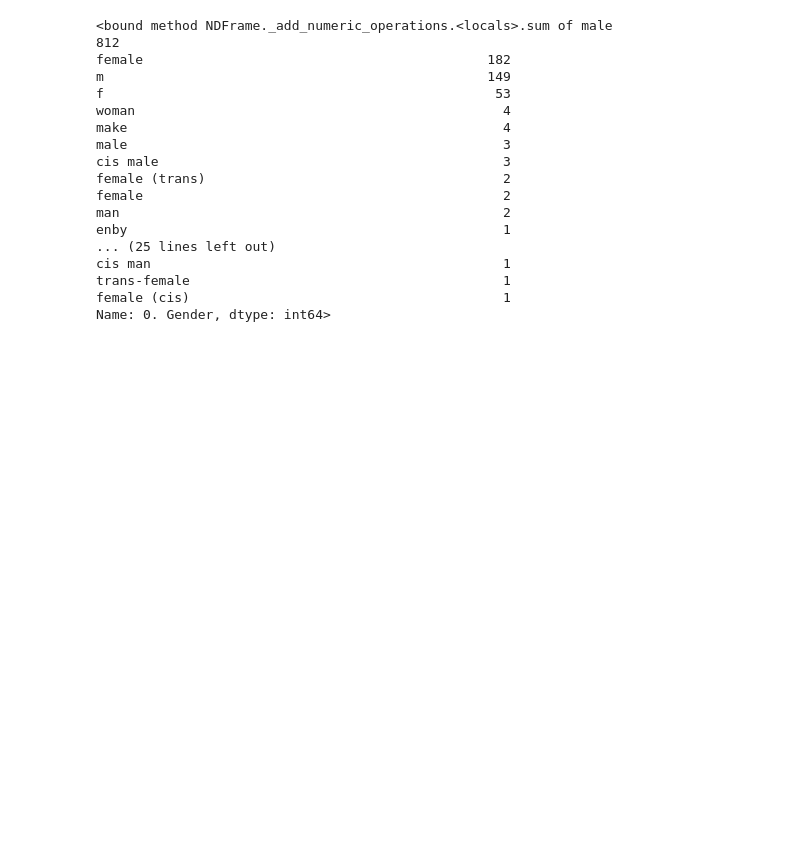
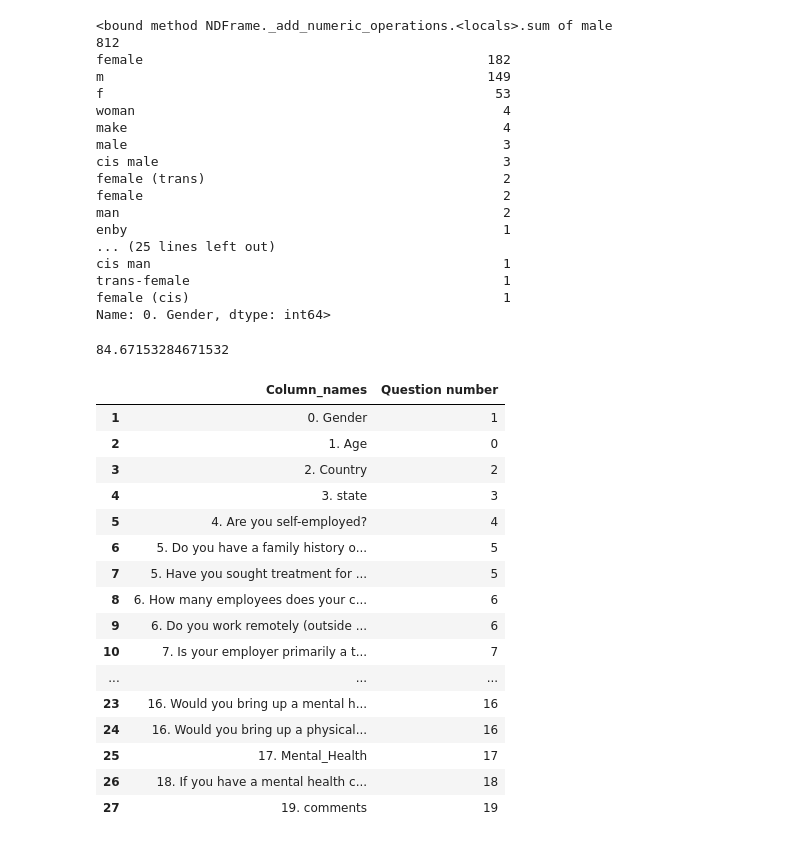
Before and after one commit to RaymondLeong94/Mental-Health-in-Tech, a Jupyter notebook: Cleaning.ipynb, the cells around one changed output. Drawn from its saved outputs; the diff is of its cells as text; code cells hidden in the pictures; blank space fills up the shorter version.

```diff
--- a/Cleaning.ipynb
+++ b/Cleaning.ipynb
@@ -431,0 +433,25 @@ df_v.to_csv('CW.csv')
+# %%
+percentage_of_ones_ca
+# %% [output]
+84.67153284671532
+# %%
+#write a funcion for each state in column Country that shows the average age of MI inidiviudals for tha state
+df_v
+# %% [output]
+|  | Column_names | Question number |
+| 1 | 0. Gender | 1 |
+| 2 | 1. Age | 0 |
+| 3 | 2. Country | 2 |
+| 4 | 3. state | 3 |
+| 5 | 4. Are you self-employed? | 4 |
+| 6 | 5. Do you have a family history o... | 5 |
+| 7 | 5. Have you sought treatment for ... | 5 |
+| 8 | 6. How many employees does your c... | 6 |
+| 9 | 6. Do you work remotely (outside ... | 6 |
+| 10 | 7. Is your employer primarily a t... | 7 |
+| ... | ... | ... |
+| 23 | 16. Would you bring up a mental h... | 16 |
+| 24 | 16. Would you bring up a physical... | 16 |
+| 25 | 17. Mental_Health | 17 |
+| 26 | 18. If you have a mental health c... | 18 |
+| 27 | 19. comments | 19 |
```
Also changed, not shown: parts of 19 cells of this notebook, 1 other file.
